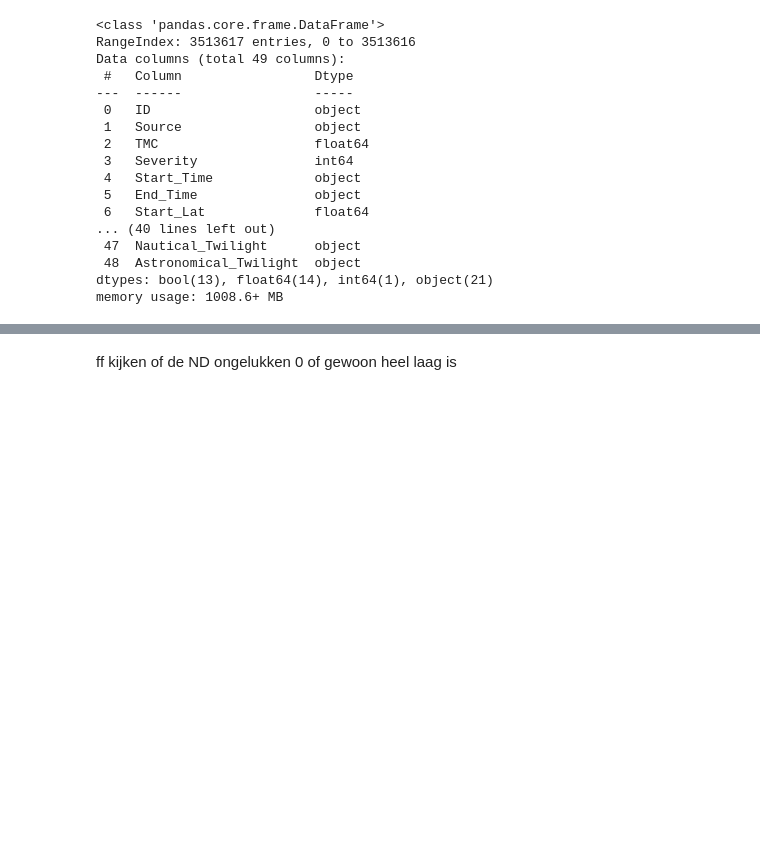
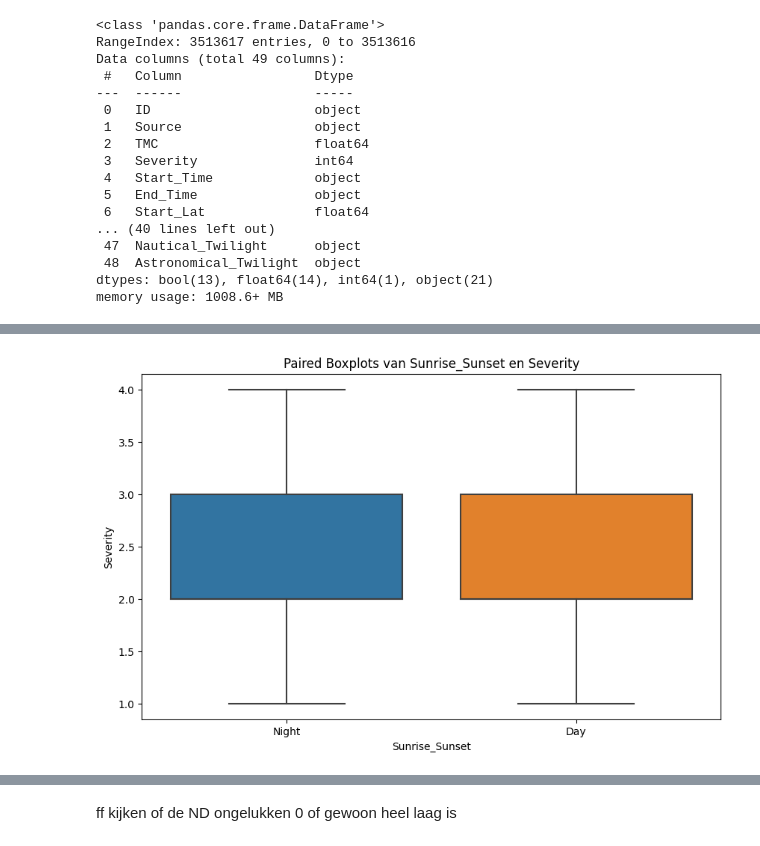
Before and after one commit to IsabelvanDam19/WT_Specialisatie, a Jupyter notebook: Beetje dingen enzo.ipynb, the cells around one changed output, grey strips where cells are left out. Cells and saved outputs as stored; diff of their text form; code cells hidden in the pictures; blank space fills up the shorter version.

```diff
--- a/Beetje dingen enzo.ipynb
+++ b/Beetje dingen enzo.ipynb
@@ -65,0 +196,9 @@ memory usage: 1008.6+ MB
+# %%
+plt.figure(figsize=(10, 6))
+sns.boxplot(x='Sunrise_Sunset', y='Severity', data=df)
+plt.title('Paired Boxplots van Sunrise_Sunset en Severity')
+plt.xlabel('Sunrise_Sunset')
+plt.ylabel('Severity')
+plt.show()
+# %% [output]
+[figure, added]
```
Also changed, not shown: parts of 14 cells of this notebook.
